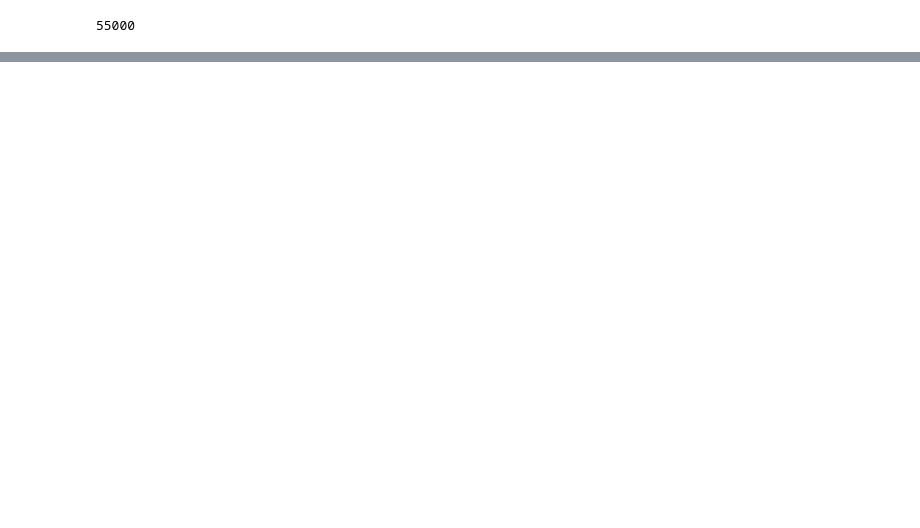
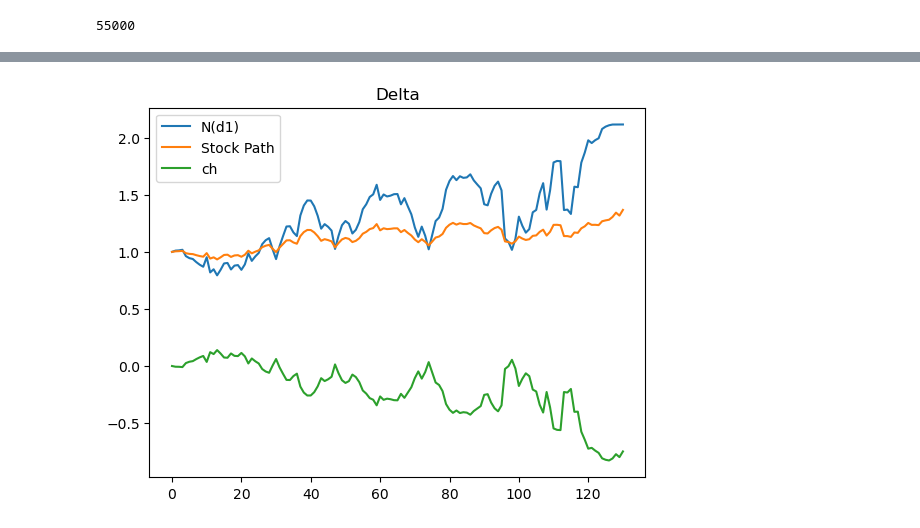
Before and after one commit to MalrangQuant/Derivatives-Trading-Strategy, a Jupyter notebook: Team_Project.ipynb, the cells around one changed output, grey strips where cells are left out. Drawn from its saved outputs; the diff is of its cells as text; code cells hidden in the pictures; blank space fills up the shorter version.

```diff
--- a/Team_Project.ipynb
+++ b/Team_Project.ipynb
@@ -137,0 +172,3 @@ itm_path_always_over.shape
+# %%
+a = pd.read_csv('./Data/intra.csv')
+plt.plot(a)
@@ -137,0 +187,12 @@ itm_path_always_over.shape
+# %%
+tr_high = 0
+tr_low = 0
+for x in tqdm(range(100)):
+    stock_path = dh.stock_path()
+    a = dh.path_delta_hedged_cum(stock_path)[-1,:].mean()
+    b = dh.path_delta_hedged_cum(stock_path, tr=0.0015)[-1, :].mean()
+
+    if a > b:
+        tr_low += 1
+    else:
+        tr_high += 1
@@ -137,0 +249,15 @@ itm_path_always_over.shape
+# %%
+delta_path_scaled = dh.path_delta(stock_path)[:,0]/dh.path_delta(stock_path)[:,0][0]
+stock_path_scaled = stock_path[:,0]/stock_path[:,0][0]
+
+stock_path_scaled - delta_path_scaled
+
+plt.figure()
+plt.title('Delta')
+plt.plot(dh.path_delta(stock_path)[:,0]/dh.path_delta(stock_path)[:,0][0], label='N(d1)')
+plt.plot(stock_path[:,0]/stock_path[:,0][0], label='Stock Path')
+plt.plot(stock_path_scaled - delta_path_scaled, label='ch')
+plt.legend()
+plt.show()
+# %% [output]
+[figure, added]
```
Also changed, not shown: parts of 52 cells of this notebook, 8 other files.
